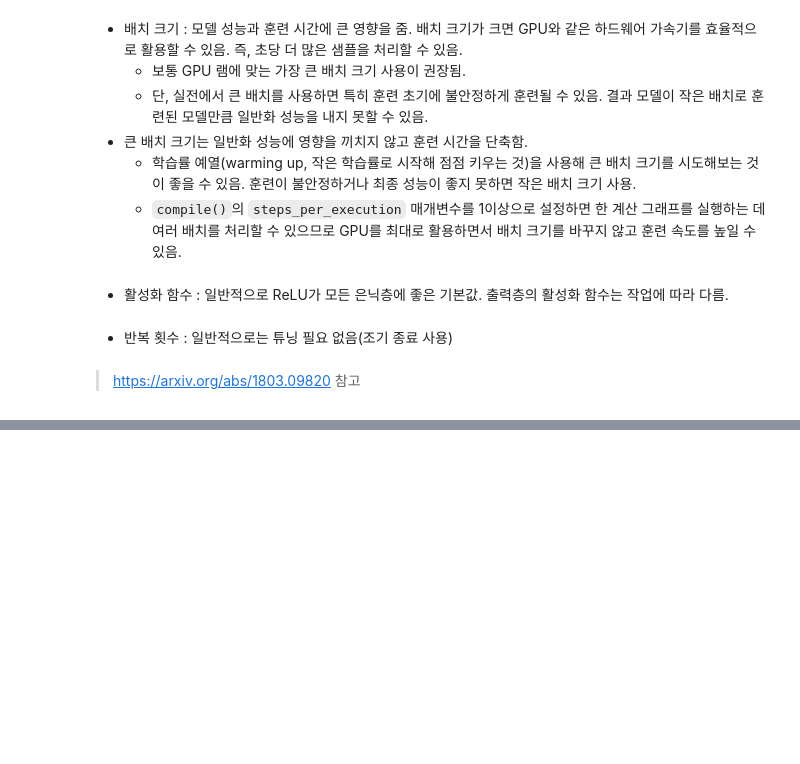
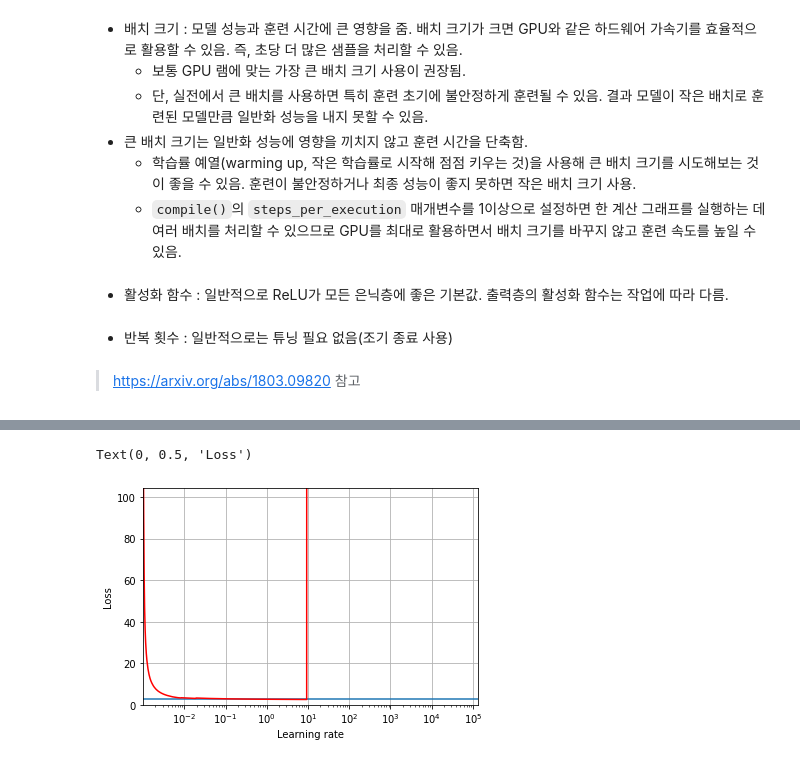
Before and after one commit to lijm1358/ml_practice, a Jupyter notebook: ch10.ipynb, the cells around one changed output, grey strips where cells are left out. Drawn from its saved outputs; the diff is of its cells as text; code cells hidden in the pictures; blank space fills up the shorter version.

```diff
--- a/ch10.ipynb
+++ b/ch10.ipynb
@@ -1433,0 +1448,2 @@ model = rnd_search_cv.best_estimator_.model
+# %%
+(X_train, y_train), (X_test, y_test) = keras.datasets.mnist.load_data()
@@ -1433,0 +1532,12 @@ model = rnd_search_cv.best_estimator_.model
+# %%
+# from https://github.com/rickiepark/handson-ml2/blob/master/10_neural_nets_with_keras.ipynb
+K = keras.backend
+class ExponentialLrCallback(keras.callbacks.Callback):
+    def __init__(self, factor):
+        self.factor = factor
+        self.lr = []
+        self.losses = []
+    def on_batch_end(self, batch, logs):
+        self.lr.append(K.get_value(self.model.optimizer.lr))
+        self.losses.append(logs["loss"])
+        K.set_value(self.model.optimizer.lr, self.model.optimizer.lr * self.factor)
@@ -1433,0 +1546,13 @@ model = rnd_search_cv.best_estimator_.model
+# %%
+model = keras.models.Sequential([
+    keras.layers.Flatten(input_shape=[28, 28]),
+    keras.layers.Dense(300, activation="relu"),
+    keras.layers.Dense(100, activation="relu"),
+    keras.layers.Dense(10, activation="softmax"),
+])
+
+model.compile(loss="sparse_categorical_crossentropy",
+              optimizer=keras.optimizers.SGD(learning_rate=1e-3),
+              metrics=["accuracy"])
+
+expon_lr = ExponentialLrCallback(1.005)
@@ -1433,0 +1564,13 @@ model = rnd_search_cv.best_estimator_.model
+# %%
+import matplotlib.pyplot as plt
+
+plt.plot(expon_lr.lr, expon_lr.losses, 'r-')
+plt.gca().set_xscale('log')
+plt.hlines(min(expon_lr.losses), min(expon_lr.lr), max(expon_lr.lr))
+plt.axis([min(expon_lr.lr), max(expon_lr.lr), 0, expon_lr.losses[0]])
+plt.grid()
+plt.xlabel("Learning rate")
+plt.ylabel("Loss")
+# %% [output]
+Text(0, 0.5, 'Loss')
+[figure, added]
```
Also changed, not shown: parts of 23 cells of this notebook.
